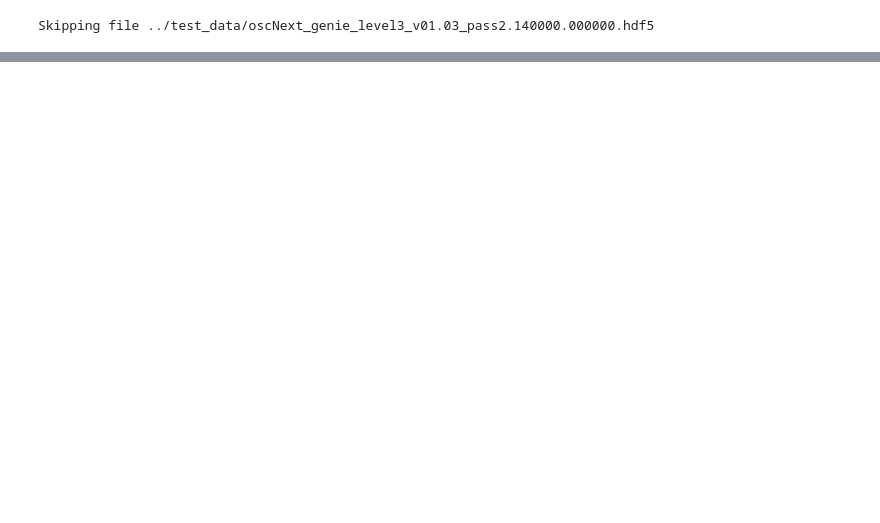
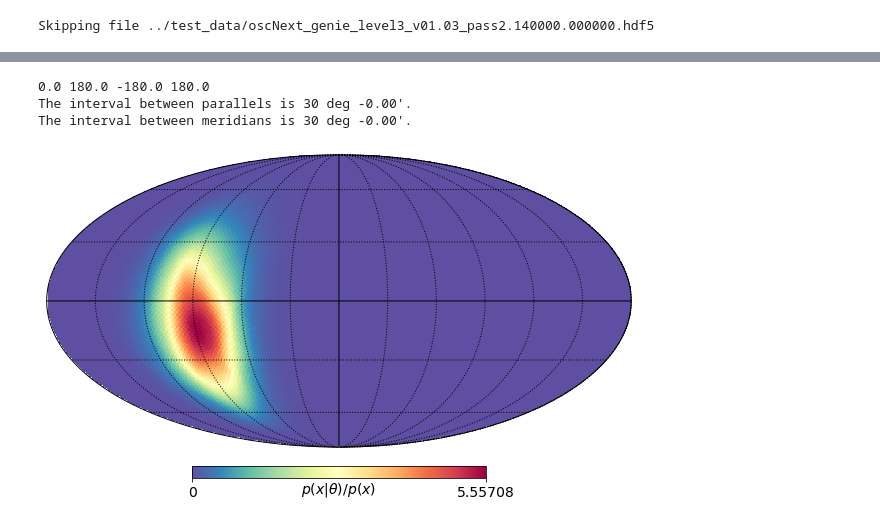
Before and after one commit to philippeller/IceNet, a Jupyter notebook: IceNet_llh_free.ipynb, the cells around one changed output, grey strips where cells are left out. Saved outputs shown, nothing was run; the diff lists cells and outputs as text; code cells hidden in the pictures; blank space fills up the shorter version.

```diff
--- a/IceNet_llh_free.ipynb
+++ b/IceNet_llh_free.ipynb
@@ -331,2 +369,26 @@ plt.axvline(true_x, c='r')
+# %%
+NSIDE = 32
+#m = hp.ma(np.arange(hp.nside2npix(NSIDE), dtype=np.double))
+#mask = np.zeros(hp.nside2npix(NSIDE), dtype=np.bool)
+pixel_theta, pixel_phi = hp.pix2ang(NSIDE, np.arange(hp.nside2npix(NSIDE)))
+#mask[pixel_theta > np.pi/2] = 1
+#m.mask = mask
+#hp.mollview(m)
+
+params = np.stack([pixel_phi, pixel_theta]).T
+
+data = np.rollaxis(np.repeat(X_data_test[event_idx], params.shape[0]).reshape((X_data_test[event_idx].shape[0], X_data_test[event_idx].shape[1], params.shape[0])),2)
+# %%
+likelihood = model.predict([data, params], batch_size=512)
+
+likelihood /= 1 - likelihood
+# %%
+hp.mollview(likelihood.flatten(), cmap='Spectral_r', rot=0, title=None, unit=r'$p(x|\theta)/p(x)$', min=0)
+hp.graticule()
+# %% [output]
+0.0 180.0 -180.0 180.0
+The interval between parallels is 30 deg -0.00'.
+The interval between meridians is 30 deg -0.00'.
+[figure, added]
 # %%
 %%time
```
Also changed, not shown: parts of 17 cells of this notebook.
